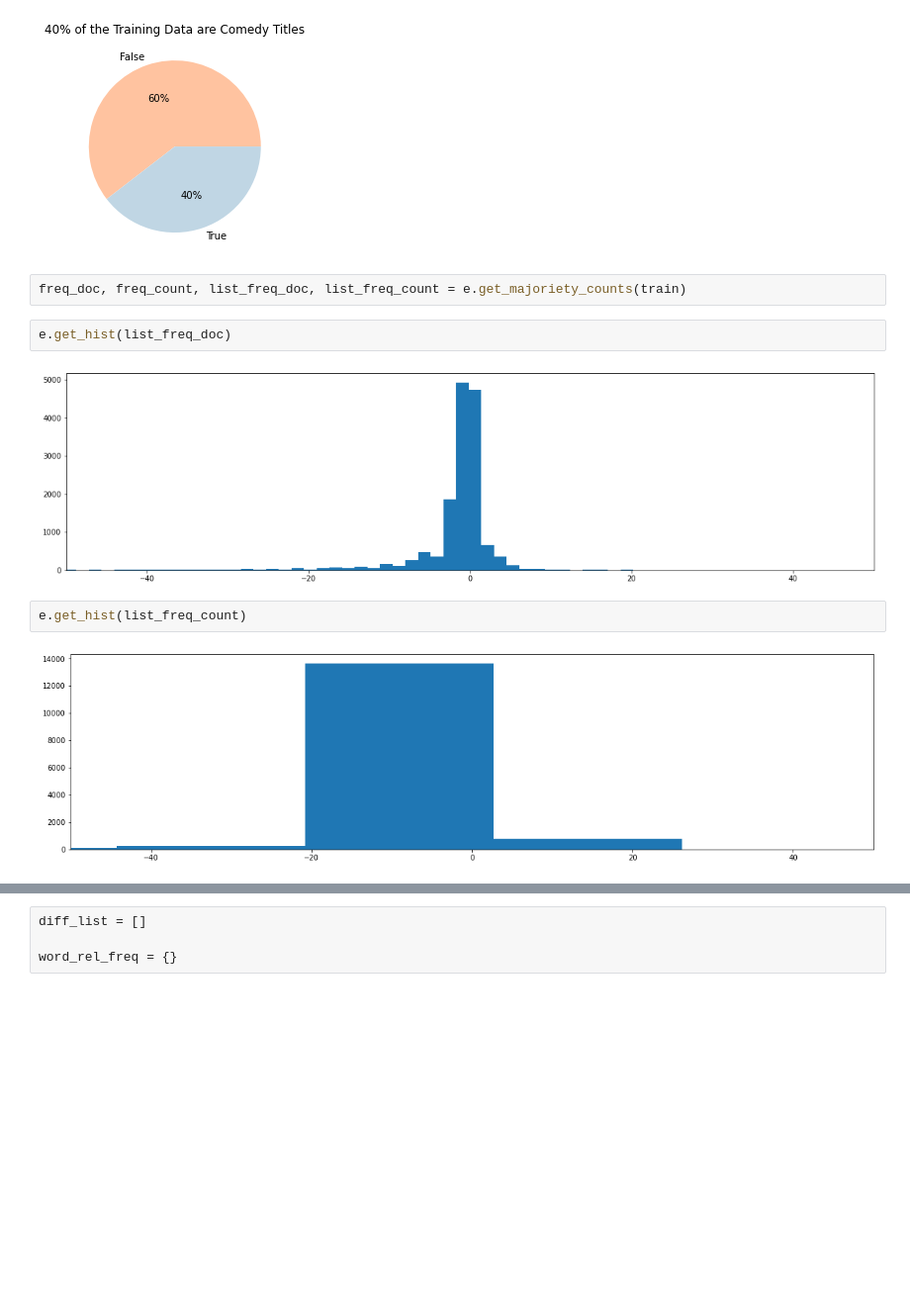
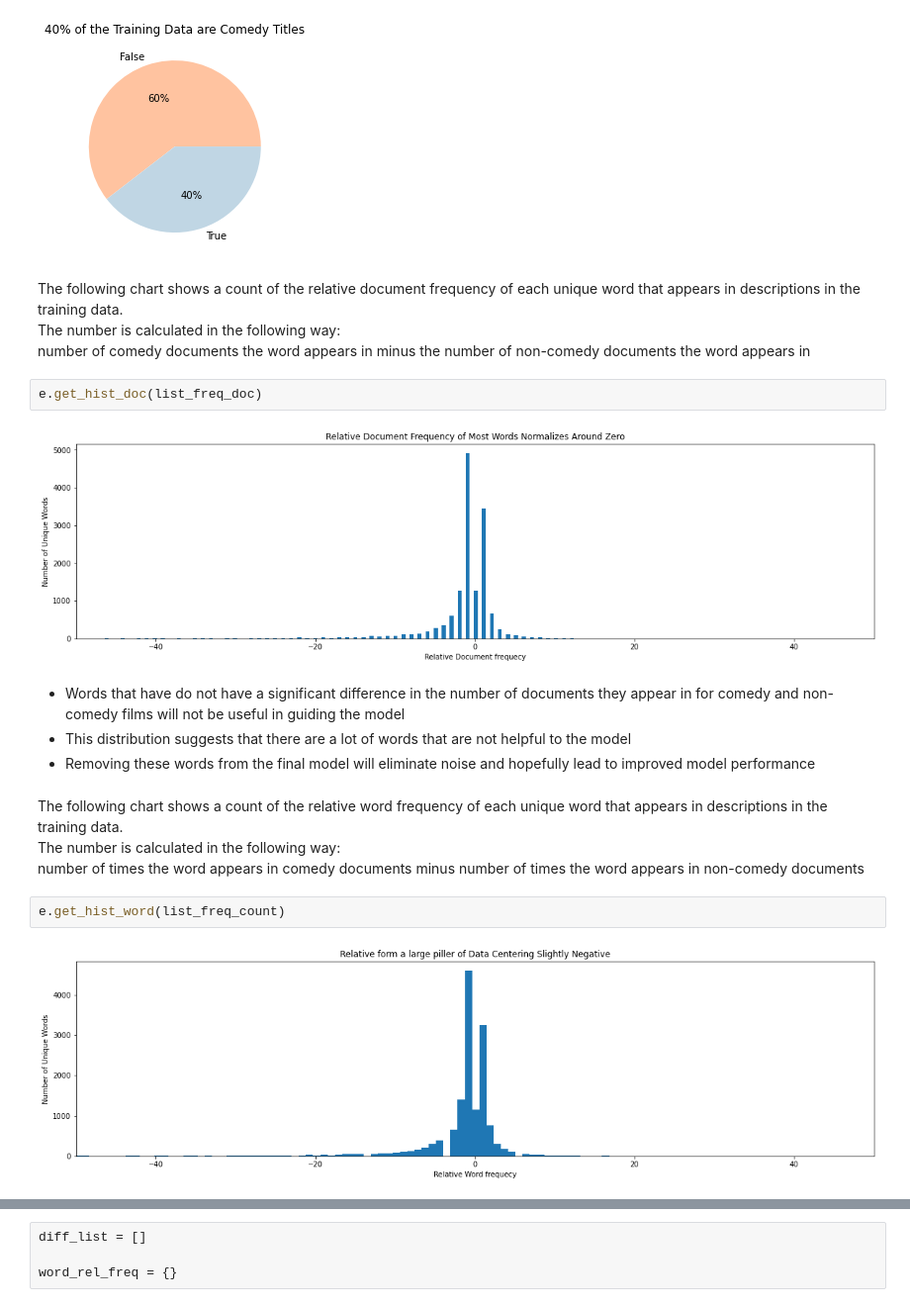
Before and after one commit to Johndsalas/netflix_genre_labeler, a Jupyter notebook: main.ipynb, the cells around one changed output, grey strips where cells are left out. Shown at 99% size. Cells and saved outputs as stored; diff of their text form; blank space fills up the shorter version.

Commit message:
got dict of raw counts decided to look at percentages in the next itteration

```diff
--- a/main.ipynb
+++ b/main.ipynb
@@ -106,13 +115,23 @@ Comedy seems the less vague of the two genres, by human understanding. I will ch
 e.omni_pie(train.comedy, "40% of the Training Data are Comedy Titles")
 # %% [output]
 [figure]
-# %%
-freq_doc, freq_count, list_freq_doc, list_freq_count = e.get_majoriety_counts(train)
+# %% [markdown]
+The following chart shows a count of the relative document frequency of each unique word that appears in descriptions in the training data. <br>
+The number is calculated in the following way: <br>
+number of comedy documents the word appears in minus the number of non-comedy documents the word appears in
 # %%
-e.get_hist(list_freq_doc)
+e.get_hist_doc(list_freq_doc)
 # %% [output]
-[figure, old version]
+[figure, new version]
+# %% [markdown]
+* Words that have do not have a significant difference in the number of documents they appear in for comedy and non-comedy films will not be useful in guiding the model
+* This distribution suggests that there are a lot of words that are not helpful to the model
+* Removing these words from the final model will eliminate noise and hopefully lead to improved model performance
+# %% [markdown]
+The following chart shows a count of the relative word frequency of each unique word that appears in descriptions in the training data. <br>
+The number is calculated in the following way: <br>
+number of times the word appears in comedy documents minus number of times the word appears in non-comedy documents
 # %%
-e.get_hist(list_freq_count)
+e.get_hist_word(list_freq_count)
 # %% [output]
-[figure, old version]
+[figure, new version]
```
Also changed, not shown: parts of 10 cells of this notebook, 2 other files.
